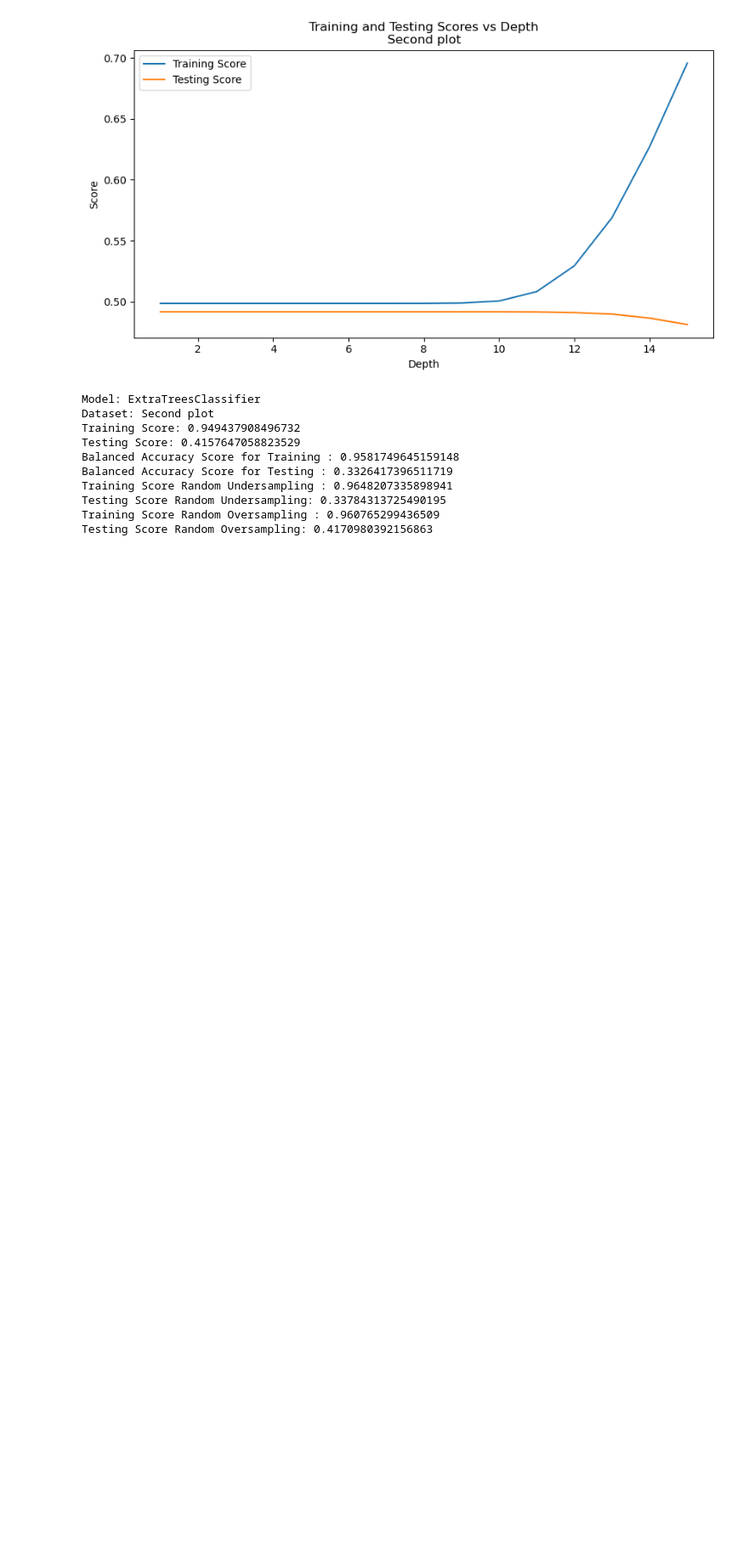
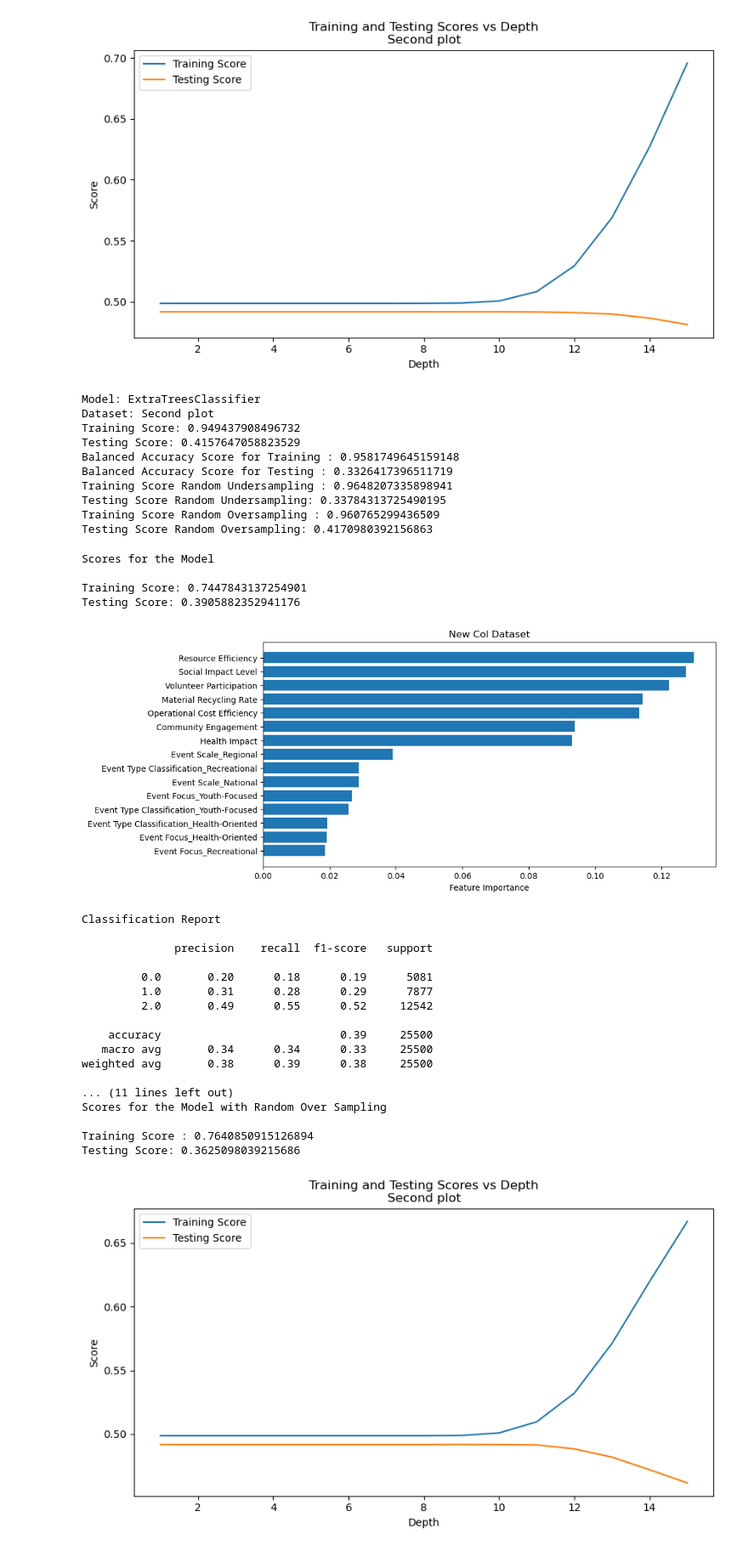
Before and after one commit to DLeifert1007/Project2, a Jupyter notebook: testing_amar.ipynb, the cells around one changed output. Shown at 85% size. Saved outputs shown, nothing was run; the diff lists cells and outputs as text; code cells hidden in the pictures; blank space fills up the shorter version.

```diff
--- a/testing_amar.ipynb
+++ b/testing_amar.ipynb
@@ -469,3 +470,34 @@ Training Score Random Undersampling : 0.9648207335898941
 Testing Score Random Undersampling: 0.33784313725490195
 Training Score Random Oversampling : 0.960765299436509
 Testing Score Random Oversampling: 0.4170980392156863
+# %%
+# extra trees classifier
+df_vif_drop = df_new.drop(['Energy', 'Waste'], axis=1)
+X = df_vif_drop.drop('Sustainability Score', axis=1)
+y = df_vif_drop['Sustainability Score']
+
+extratreesclassifier_model(X, y, 42, 'New Col Dataset', 'Second plot')
+# %% [output]
+Scores for the Model
+
+Training Score: 0.7447843137254901
+Testing Score: 0.3905882352941176
+[figure, added]
+Classification Report
+
+              precision    recall  f1-score   support
+
+         0.0       0.20      0.18      0.19      5081
+         1.0       0.31      0.28      0.29      7877
+         2.0       0.49      0.55      0.52     12542
+
+    accuracy                           0.39     25500
+   macro avg       0.34      0.34      0.33     25500
+weighted avg       0.38      0.39      0.38     25500
+
+... (11 lines left out)
+Scores for the Model with Random Over Sampling
+
+Training Score : 0.7640850915126894
+Testing Score: 0.3625098039215686
+[figure, added]
```
Also changed, not shown: parts of 7 cells of this notebook, 13 other files.
